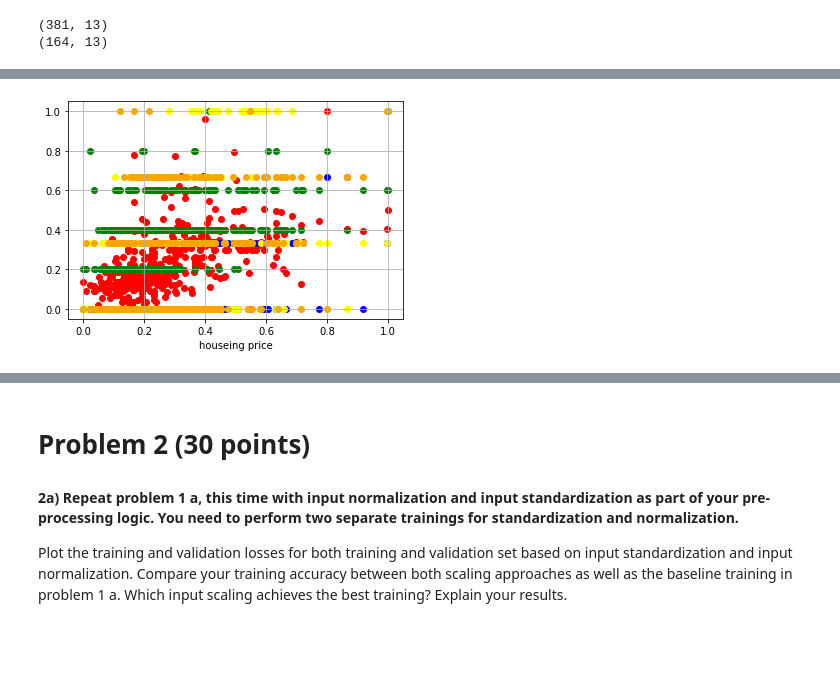
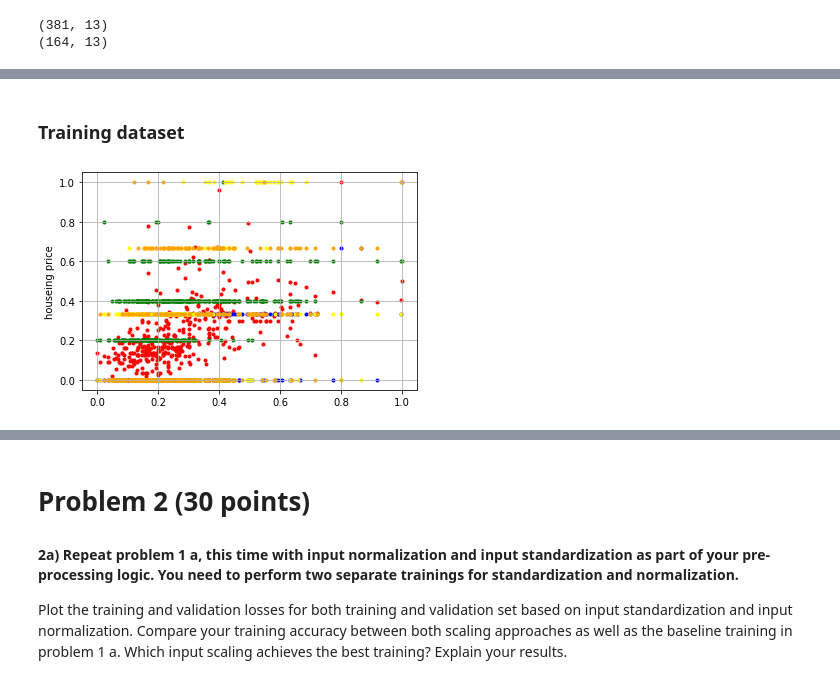
Before and after one commit to ric3b0wl/ECGR4105-IntroML, a Jupyter notebook: hw1/hw1.ipynb, the cells around one changed output, grey strips where cells are left out. Saved outputs shown, nothing was run; the diff lists cells and outputs as text; code cells hidden in the pictures; blank space fills up the shorter version.

```diff
--- a/hw1/hw1.ipynb
+++ b/hw1/hw1.ipynb
@@ -191,20 +188,23 @@ df_Newtrain.head(20)
+# %% [markdown]
+### Training dataset
 # %%
 area_T = df_Newtrain.values[:, 0]
 bedrooms_T = df_Newtrain.values[:, 1]
 bathrooms_T = df_Newtrain.values[:, 2]
 stories_T = df_Newtrain.values[:, 3]
 parking_T = df_Newtrain.values[:, 4]
 
 price_T = df_Newtrain.values[:, 5] # price is y, the output of predication
-m_T = len(price_T)
 
-plt.scatter(price_T, area_T, label='area', color='red')
-plt.scatter(price_T, bedrooms_T, label='bedrooms', color='green')
-plt.scatter(price_T, bathrooms_T, label='bathrooms', color='blue')
-plt.scatter(price_T, stories_T, label='stories', color='yellow')
-plt.scatter(price_T, parking_T, label='parking', color='orange')
+
+plt.scatter(price_T, area_T, color='red', marker='.')
+plt.scatter(price_T, bedrooms_T, color='green', marker='.')
+plt.scatter(price_T, bathrooms_T, color='blue', marker='.')
+plt.scatter(price_T, stories_T, color='yellow', marker='.')
+plt.scatter(price_T, parking_T, color='orange', marker='.')
 plt.grid()
-plt.xlabel('houseing price')
+plt.rcParams["figure.figsize"] = (15,10)
+plt.ylabel('houseing price')
 plt.show()
 # %% [output]
-[figure, old version]
+[figure, new version]
```
Also changed, not shown: parts of 27 cells of this notebook.
